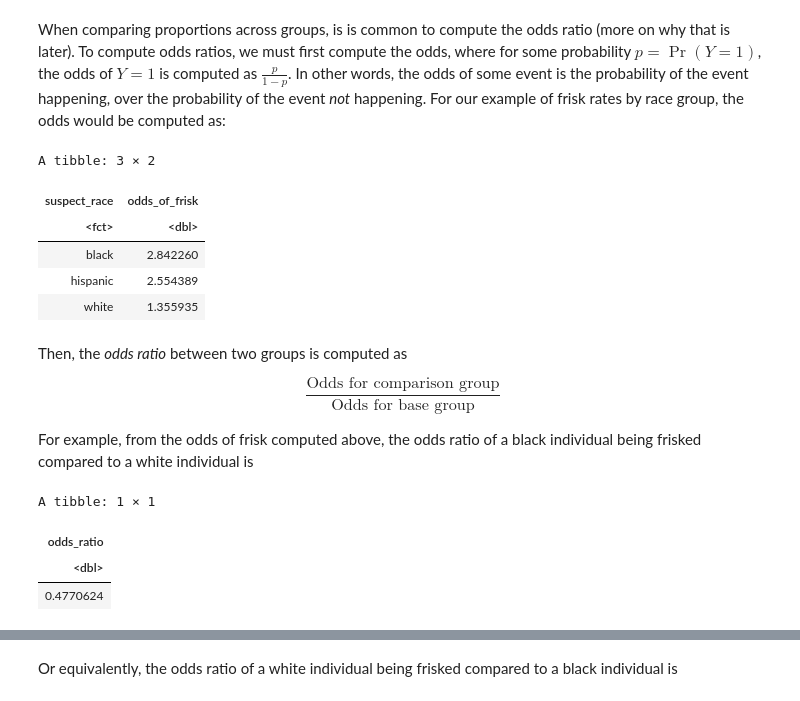
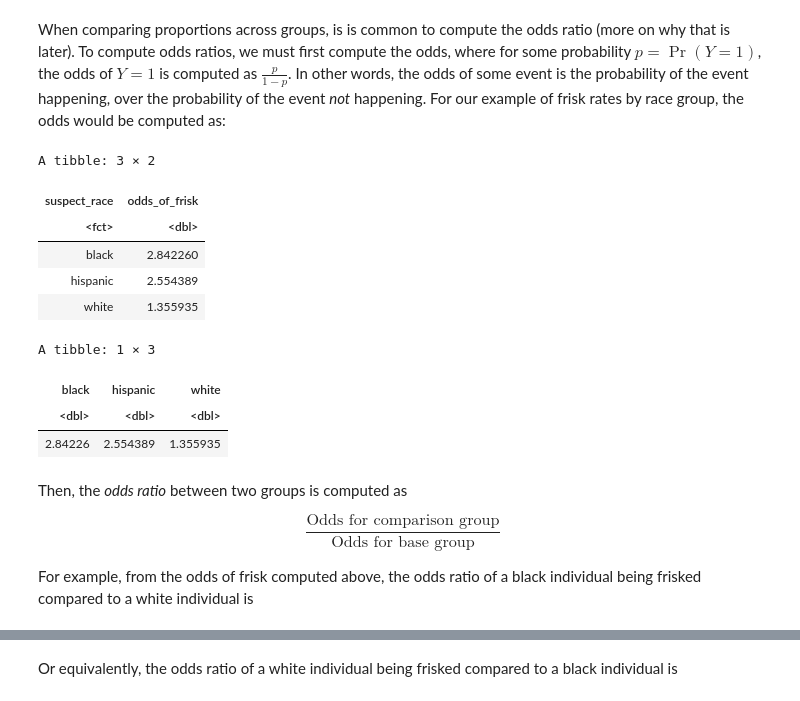
Before and after one commit to stanford-policylab/mse125, a Jupyter notebook: week_6/logistic-answers.ipynb, the cells around one changed output, grey strips where cells are left out. Cells and saved outputs as stored; diff of their text form; code cells hidden in the pictures.

```diff
--- a/week_6/logistic-answers.ipynb
+++ b/week_6/logistic-answers.ipynb
@@ -87,16 +78,20 @@ to find the proportion of individuals who were frisked.
 # %%
 # Your code here!
 
-# Find out the number of stops (num_stops), number of frisks (num_frisked),
-# and the probabiilty of being frisked for each racial group
+# For each race, calculate
+# num_stops: number of stops
+# num_frisked: number of frisks,
+# p_frisked: probabiilty of being frisked
 
 # START solution
 
 p_frisk_by_race <- stops %>%
     group_by(suspect_race) %>%
-    summarize(num_stops   = n(),
-              num_frisked = sum(frisked),
-              p_frisked   = mean(frisked))  # this is equal to num_frisked / num_stops since "frisked" is binary
+    summarize(
+        num_stops = n(),
+        num_frisked = sum(frisked),
+        p_frisked = mean(frisked)
+    )  # this is equal to num_frisked / num_stops since "frisked" is binary
 p_frisk_by_race
 
 # END solution
@@ -116,17 +111,29 @@ the event happening, over the probability of the event _not_ happening.
 For our example of frisk rates by race group, the odds would be computed as:
 # %%
 frisk_odds_by_race <- p_frisk_by_race %>%
-  mutate(odds_of_frisk = p_frisked / (1 - p_frisked)) %>%
+  mutate(
+      odds_of_frisk = p_frisked / (1 - p_frisked)
+  ) %>%
   select(suspect_race, odds_of_frisk)
 
+display(frisk_odds_by_race)
+
+# we then pivot pivot the tibble to a horizontal one for convenience
+frisk_odds_by_race <- frisk_odds_by_race %>%
+    pivot_wider(names_from=suspect_race, values_from=odds_of_frisk)
+
 frisk_odds_by_race
 # %% [output]
 A tibble: 3 × 2
 | suspect_race | odds_of_frisk |
 | <fct> | <dbl> |
 | black | 2.842260 |
 | hispanic | 2.554389 |
 | white | 1.355935 |
+A tibble: 1 × 3
+| black | hispanic | white |
+| <dbl> | <dbl> | <dbl> |
+| 2.84226 | 2.554389 | 1.355935 |
 # %% [markdown]
 Then, the _odds ratio_ between two groups is computed as
 
@@ -134,18 +141,3 @@ $$\frac{\textrm{Odds for comparison group}}{\textrm{Odds for base group}}$$
 
 For example, from the odds of frisk computed above, the odds ratio of a black
 individual being frisked compared to a white individual is
-# %%
-# extract the odd of frisk of white group as a number
-white_odd <- frisk_odds_by_race %>%
-  filter(suspect_race == "white") %>%
-  pull(odds_of_frisk)
-
-# calcultae odd ratio
-frisk_odds_by_race %>%
-  filter(suspect_race == "black") %>%
-  transmute(odds_ratio = white_odd / odds_of_frisk)
-# %% [output]
-A tibble: 1 × 1
-| odds_ratio |
-| <dbl> |
-| 0.4770624 |
```
Also changed, not shown: parts of 30 cells of this notebook, 1 other file.
